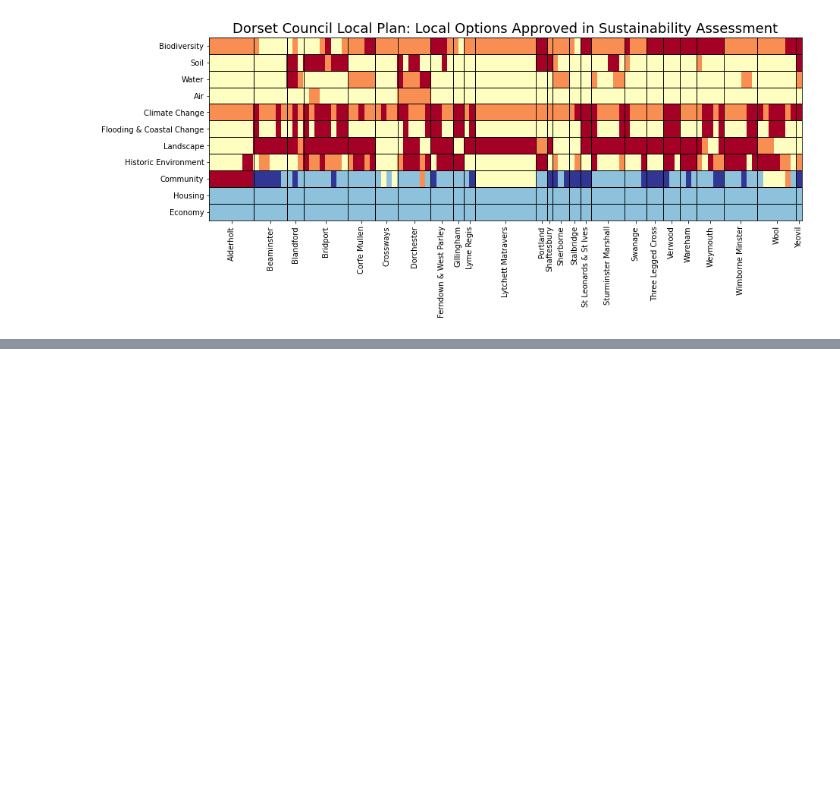
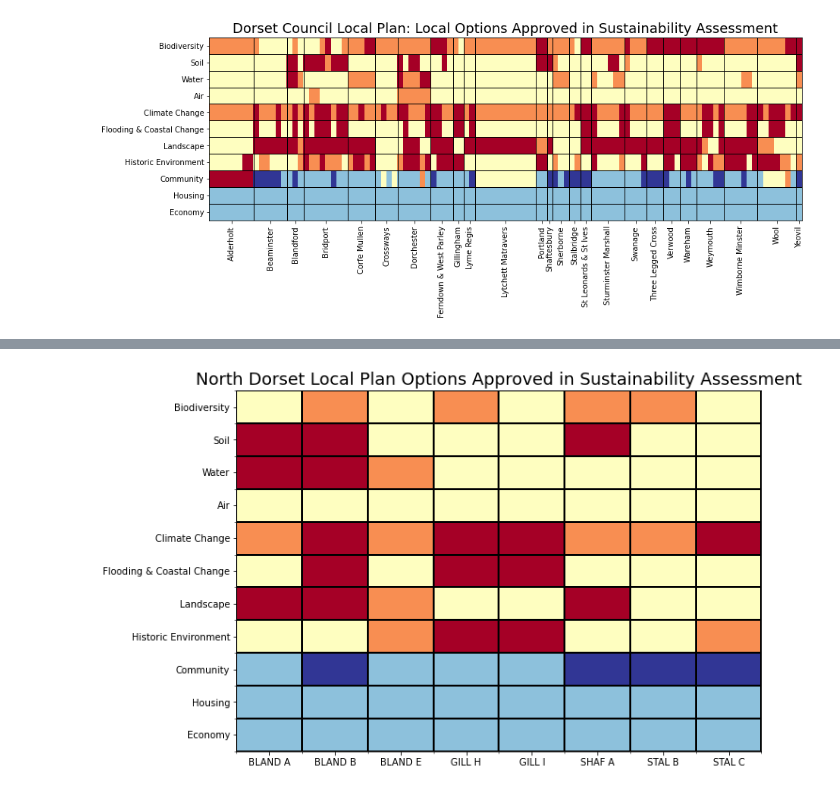
Before and after one commit to davidbrown2324/DC_LocalPlan, a Jupyter notebook: Dorset Council Local Plan - Sustainability Assessment.ipynb, the cells around one changed output, grey strips where cells are left out. Saved outputs shown, nothing was run; the diff lists cells and outputs as text; code cells hidden in the pictures; blank space fills up the shorter version.

```diff
--- a/Dorset Council Local Plan - Sustainability Assessment.ipynb
+++ b/Dorset Council Local Plan - Sustainability Assessment.ipynb
@@ -1132,0 +1192,10 @@ plt.show()
+# %%
+north_dorset_towns = ['BLAND', 'GILL', 'SHAF', 'STAL']
+# %%
+grab = []
+
+for town in north_dorset_towns:
+
+    grab.append(df[[town]])
+
+north_dorset_df = pd.concat(grab, axis=1)
@@ -1132,0 +1229,36 @@ plt.show()
+# %%
+df = north_dorset_df
+
+plt.figure(figsize=(10,10))
+
+# Displaying dataframe as an heatmap
+# with diverging colourmap as RdYlBu
+plt.imshow(df, cmap ="RdYlBu", aspect=0.5)
+
+# Displaying a color bar to understand
+# which color represents which range of data
+# plt.colorbar()
+
+# Assigning labels of x-axis
+# according to dataframe
+plt.xticks(range(len(df.columns)), list(df.columns.get_level_values(1)))
+
+# Assigning labels of y-axis
+# according to dataframe
+plt.yticks(range(len(df.index)), df.index)
+
+# Minor ticks
+plt.gca().set_xticks(np.arange(-.5, len(df.columns), 1), minor=True)
+plt.gca().set_yticks(np.arange(-.5, len(df.index), 1), minor=True)
+
+# Gridlines based on minor ticks
+plt.gca().grid(which='minor', color='k', linestyle='-', linewidth=2)
+
+plt.title("North Dorset Local Plan Options Approved in Sustainability Assessment", fontsize=18)
+
+#plt.savefig("Local_Plan_Options_for_Shaftesbury.jpg", dpi=300, bbox_inches='tight',)
+
+# Displaying the figure
+plt.show()
+# %% [output]
+[figure, added]
```
Also changed, not shown: parts of 7 cells of this notebook, 2 other files.
